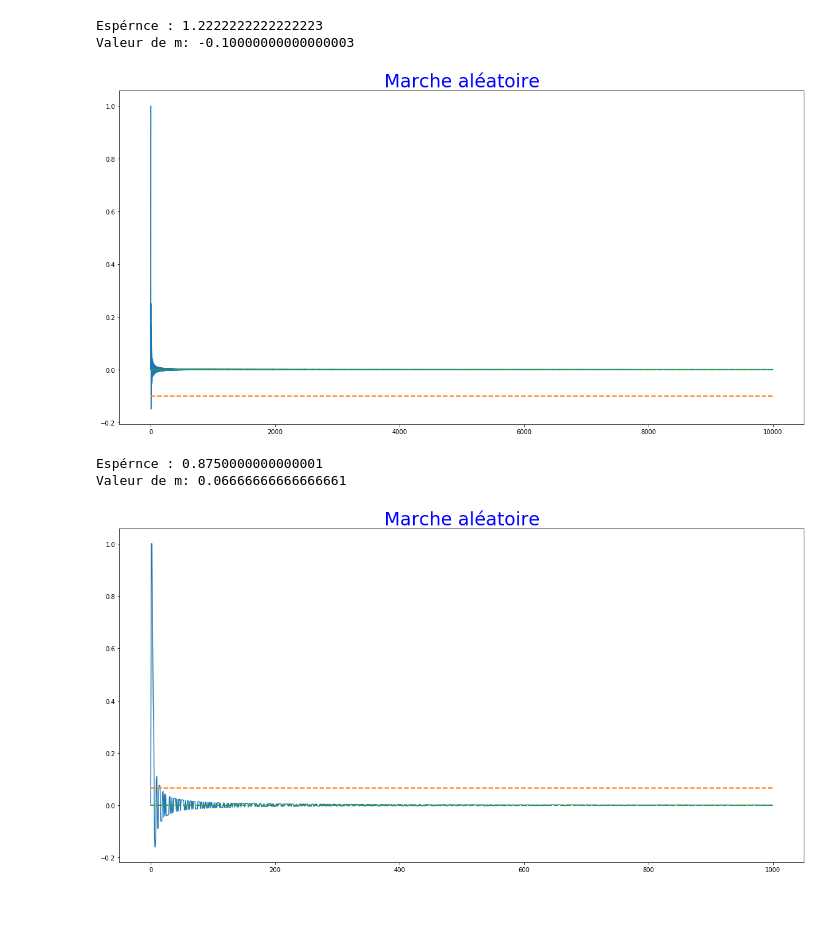
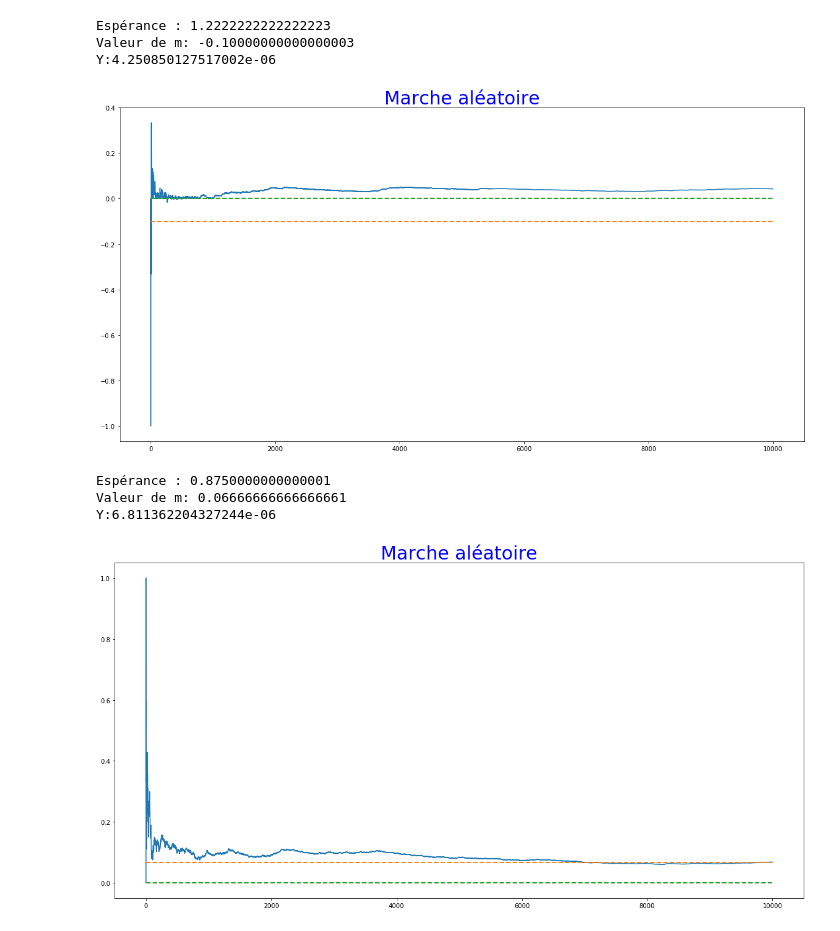
Before and after one commit to maoryy/Marches-aleatoires-en-milieu-aleatoire, a Jupyter notebook: Projet MAMA.ipynb, the cells around one changed output. Cells and saved outputs as stored; diff of their text form; code cells hidden in the pictures; blank space fills up the shorter version.

```diff
--- a/Projet MAMA.ipynb
+++ b/Projet MAMA.ipynb
@@ -111,13 +149,16 @@ def plot_marche_xn_sur_n(a,b,n):
     es_ro = (a*(1-2*b)+b*b)/(b*(1-b))
     m= (1-es_ro)/(1+es_ro)
 
-    print("Espérnce : "+str(es_ro))
+    print("Espérance : "+str(es_ro))
     print("Valeur de m: "+str(m))
     Y=np.array(marche_xn_alpha_sur_n(a,b,n))
+
+
     X=np.array([i for i in range(n)])
     figure(figsize=(20,10))
 
-    plt.plot(X,Y)
+    plt.plot(Y)
+    print("Y:"+str(Y[n-1]/(n-1)))
     plt.plot([0,n],[m,m],linestyle="--",linewidth=2)
     plt.plot([0,n],[0,0],linestyle="--",linewidth=2)
     title('Marche aléatoire', fontsize =30, color="blue")
@@ -125,14 +166,16 @@ def plot_marche_xn_sur_n(a,b,n):
 
 plot_marche_xn_sur_n(2/3,3/4,10000)
 # %% [output]
-Espérnce : 1.2222222222222223
+Espérance : 1.2222222222222223
 Valeur de m: -0.10000000000000003
+Y:4.250850127517002e-06
-[figure, old version]
+[figure, new version]
 # %%
 
 
-plot_marche_xn_sur_n(3/4,2/3,1000)
+plot_marche_xn_sur_n(3/4,2/3,10000)
 # %% [output]
-Espérnce : 0.8750000000000001
+Espérance : 0.8750000000000001
 Valeur de m: 0.06666666666666661
+Y:6.811362204327244e-06
-[figure, old version]
+[figure, new version]
```
Also changed, not shown: parts of 5 cells of this notebook.
